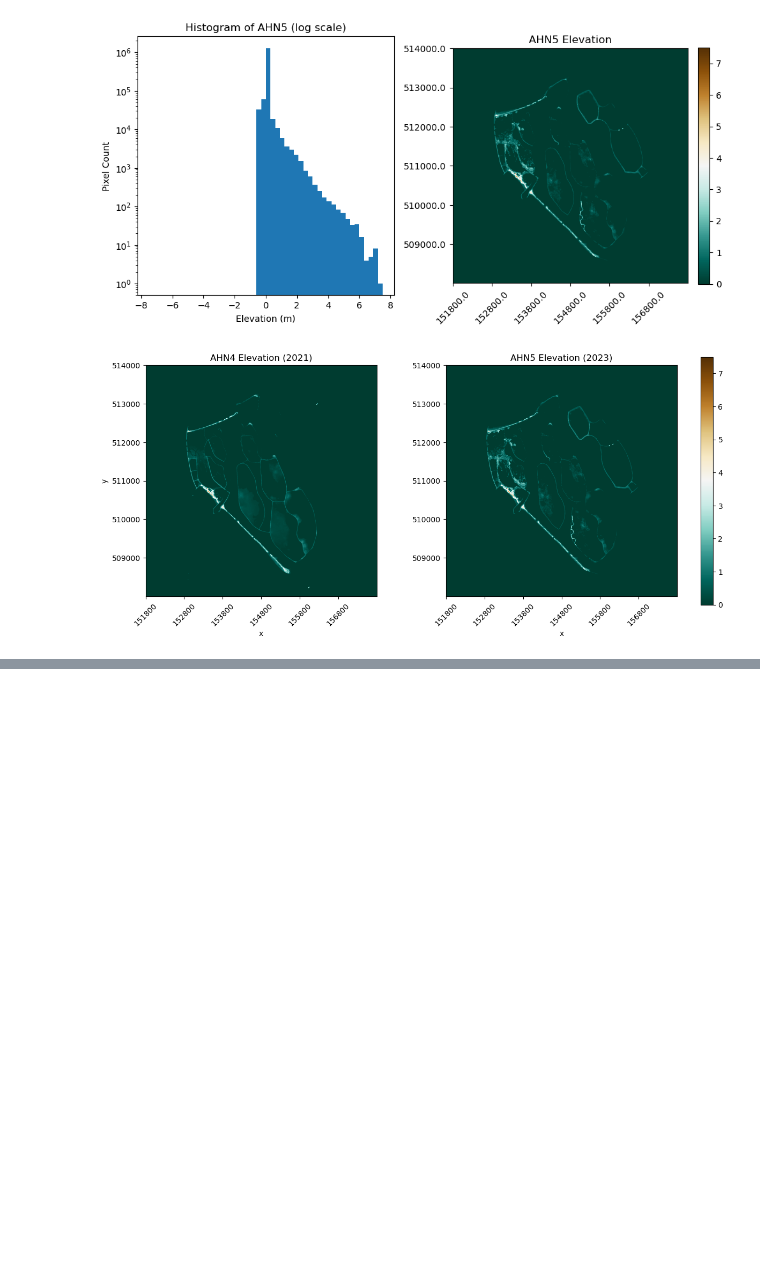
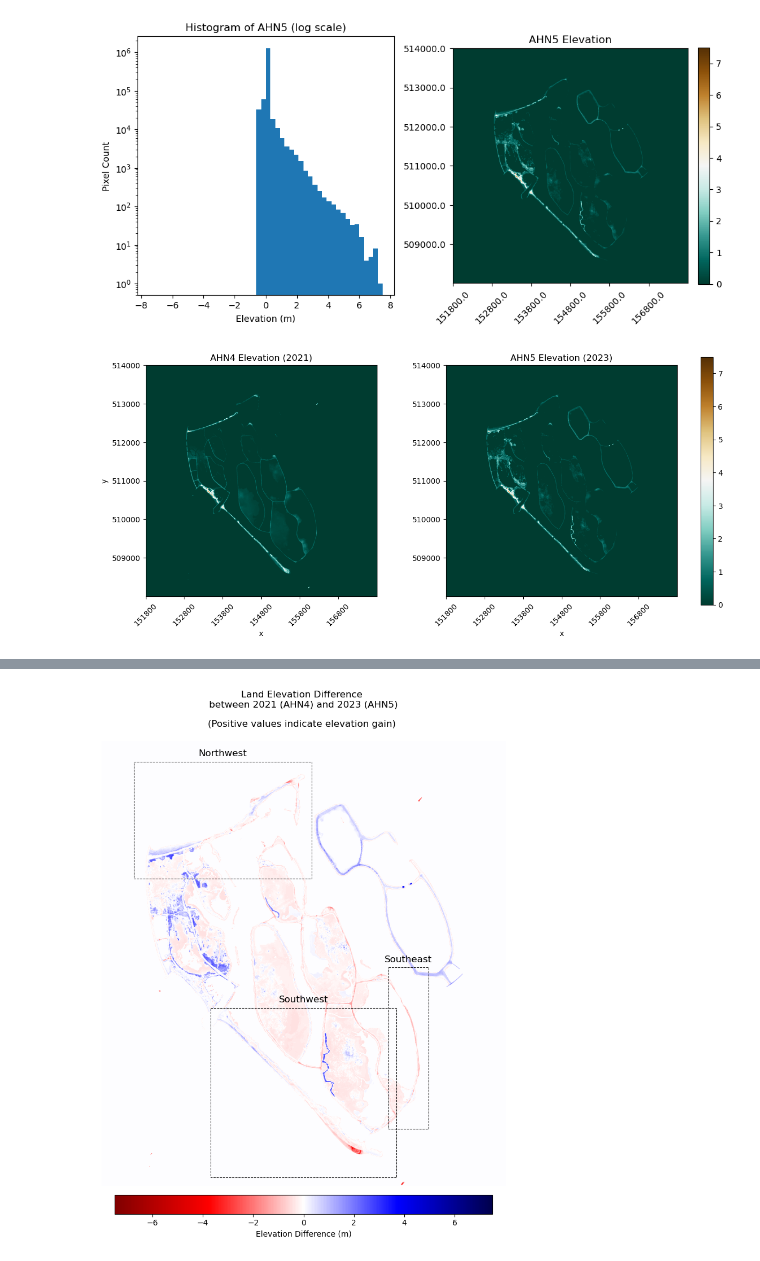
Before and after one commit to movephutthaphaiboon/coastal-analysis-shoreline-evolution, a Jupyter notebook: B_shoreline_change_ahn45.ipynb, the cells around one changed output, grey strips where cells are left out. Drawn from its saved outputs; the diff is of its cells as text; code cells hidden in the pictures; blank space fills up the shorter version.

```diff
--- a/B_shoreline_change_ahn45.ipynb
+++ b/B_shoreline_change_ahn45.ipynb
@@ -241 +246,74 @@ Std: 0.16710268
+# %%
+# plot only the image (right plot) of ahn45_difference.tiff
+
+import matplotlib.pyplot as plt
+
+with rasterio.open("data_preprocessed/AHN45/ahn45_difference.tiff") as src:
+    difference = src.read(1)
+    transform = src.transform
+
+# compute extent in map coordinates
+nrows, ncols = difference.shape
+xmin = transform.c
+xmax = transform.c + ncols * transform.a
+ymax = transform.f
+ymin = transform.f + nrows * transform.e
+extent = (xmin, xmax, ymin, ymax)
+
+vmin, vmax = -7.5, 7.5
+
+plt.figure(figsize=(10, 10))
+img = plt.imshow(difference, cmap="seismic_r", vmin=vmin, vmax=vmax, extent=extent, origin="upper")
+plt.title("Land Elevation Difference \n between 2021 (AHN4) and 2023 (AHN5) \n \n" \
+            "(Positive values indicate elevation gain) \n")
+plt.xlabel("Easting (m)")
+plt.ylabel("Northing (m)")
+
+# draw boundaries of study areas
+study_area = {
+    "Northwest": [152700, 512000, 154900, 513450],
+    "Southwest": [153650, 508300, 155950, 510400],
+    "Southeast": [155850, 508900, 156350, 510900],
+}
+for i, (name, box) in enumerate(study_area.items(), start=1):
+    minx, miny, maxx, maxy = box
+
+    # convert corners from map coords (x,y) to pixel coords (col,row)
+    col_min = int((~transform * (minx, maxy))[0])  # left
+    col_max = int((~transform * (maxx, maxy))[0])  # right
+    row_min = int((~transform * (minx, maxy))[1])  # top
+    row_max = int((~transform * (minx, miny))[1])  # bottom
+
+    plt.plot(
+        [minx, maxx, maxx, minx, minx],
+        [maxy, maxy, miny, miny, maxy],
+        color="black",
+        linewidth=0.75,
+        linestyle="--"
+    )
+
+    # Place label at box center
+    center_x = (minx + maxx) / 2
+    center_y = maxy + 100
+    plt.text(center_x, center_y, name, color="black", fontsize=12, ha='center', va='center')
+
+# create map-coordinate ticks every ~200 pixels
+xticks_pix = np.arange(0, ncols, 200)
+yticks_pix = np.arange(0, nrows, 200)
+map_xticks = [round((transform * (int(c), 0))[0], 2) for c in xticks_pix]
+map_yticks = [round((transform * (0, int(r)))[1], 2) for r in yticks_pix]
+
+plt.xticks(ticks=map_xticks, labels=map_xticks, rotation=45)
+plt.yticks(ticks=map_yticks, labels=map_yticks)
+plt.xlim(xmin+500, xmax-500)
+plt.ylim(ymin+200, ymax-300)
+
+plt.colorbar(img, fraction=0.04, pad=0.02, orientation='horizontal',
+             label='Elevation Difference (m)')
+
+plt.axis("off")
+plt.tight_layout()
+plt.show()
+# %% [output]
+[figure, added]
 # %%
```
Also changed, not shown: parts of 4 cells of this notebook, 5 other files.
